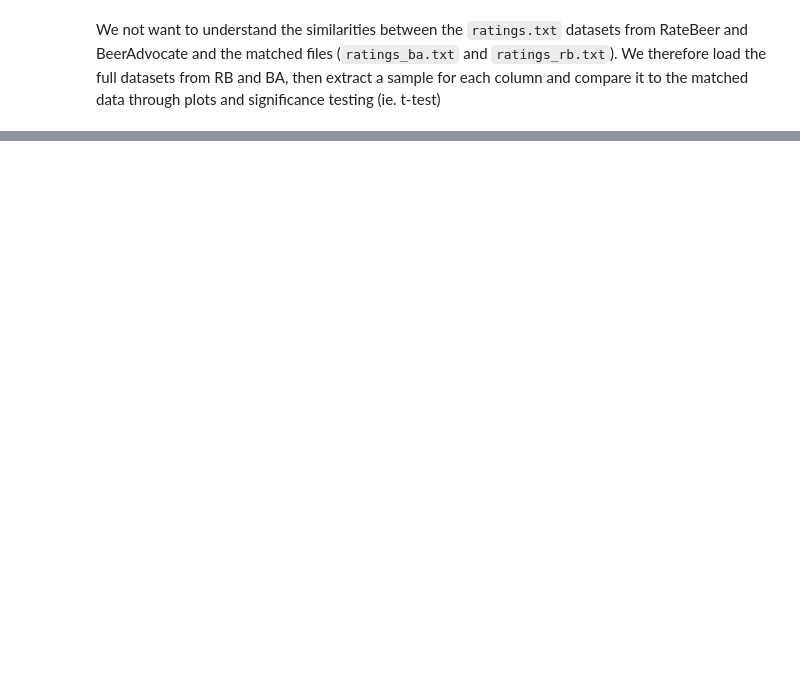
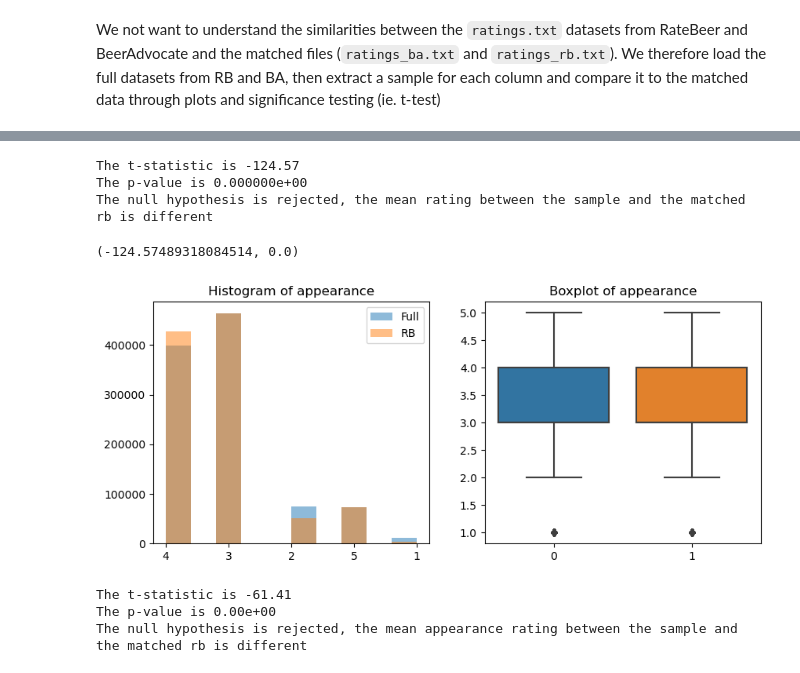
Before and after one commit to epfl-ada/ada-2023-project-riskybiscuits, a Jupyter notebook: example_notebook.ipynb, the cells around one changed output, grey strips where cells are left out. Cells and saved outputs as stored; diff of their text form; code cells hidden in the pictures; blank space fills up the shorter version.

```diff
--- a/example_notebook.ipynb
+++ b/example_notebook.ipynb
@@ -415,0 +277,52 @@ The null hypothesis is rejected, the mean overall rating between the sample and
+# %%
+import scipy.stats as stats
+
+rating_col_full_sample = rating_col_full_sample.astype(float)
+rating_col_rb = rating_col_rb.astype(float)
+
+# Perform the t-test
+t_statistic, p_value = stats.ttest_ind(rating_col_full_sample, rating_col_rb)
+
+print("The t-statistic is {:.2f}".format(t_statistic))
+print("The p-value is {:.6e}".format(p_value))
+
+if p_value < 0.05:
+    print("The null hypothesis is rejected, the mean rating between the sample and the matched rb is different")
+else:
+    print("The null hypothesis is accepted, the difference between the rating for the sample and matched rb is not statistically significant")
+# %% [output]
+The t-statistic is -124.57
+The p-value is 0.000000e+00
+The null hypothesis is rejected, the mean rating between the sample and the matched rb is different
+# %%
+from statsmodels.stats.weightstats import ztest as ztest
+
+ztest_res = ztest(rating_col_full_sample.astype(float), rating_col_rb.astype(float),value=0)
+print(ztest_res)
+# %% [output]
+(-124.57489318084514, 0.0)
+# %%
+# Compare the appearance
+
+app_col_full_sample = make_sample_rb("appearance")
+app_col_full_sample = app_col_full_sample.dropna()
+app_col_rb = ratings_rb["appearance"]
+app_col_rb = app_col_rb.dropna()
+make_plots(app_col_full_sample, app_col_rb, "Histogram of appearance", "Boxplot of appearance")
+# %% [output]
+[figure, added]
+# %%
+# Perform the t-test
+t_statistic_app, p_value_app = stats.ttest_ind(app_col_full_sample.astype(float), app_col_rb.astype(float))
+
+print("The t-statistic is {:.2f}".format(t_statistic_app))
+print("The p-value is {:.2e}".format(p_value_app))
+
+if p_value_app < 0.05:
+    print("The null hypothesis is rejected, the mean appearance rating between the sample and the matched rb is different")
+else:
+    print("The null hypothesis is accepted, the difference between the appearance rating for the sample and matched rb is not statistically significant")
+# %% [output]
+The t-statistic is -61.41
+The p-value is 0.00e+00
+The null hypothesis is rejected, the mean appearance rating between the sample and the matched rb is different
```
Also changed, not shown: parts of 34 cells of this notebook.
